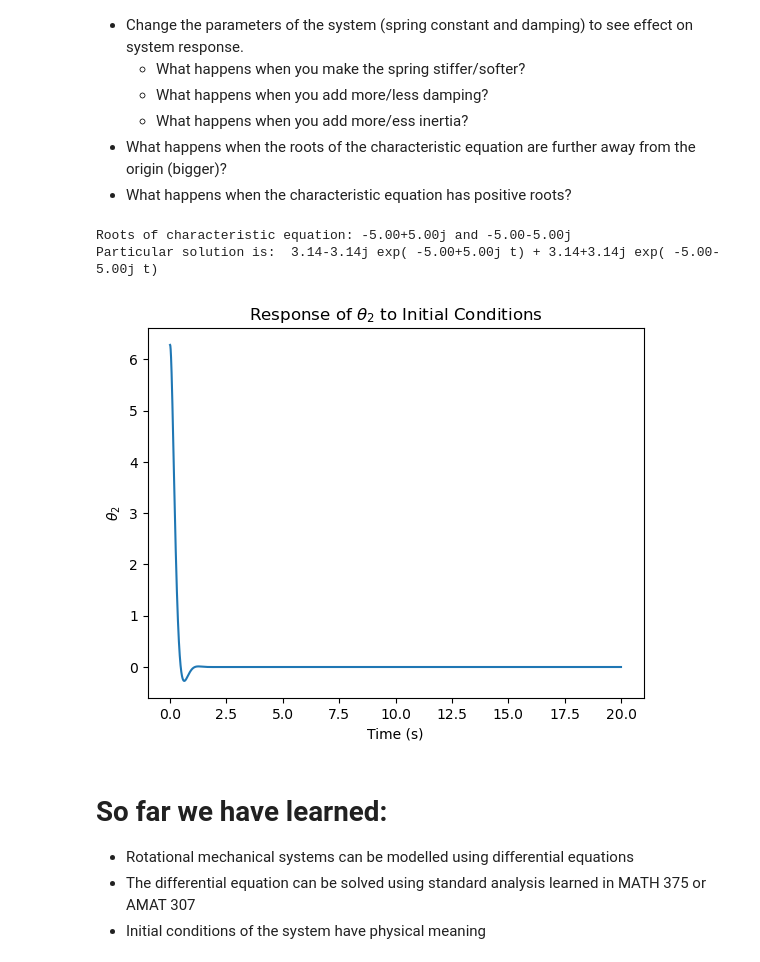
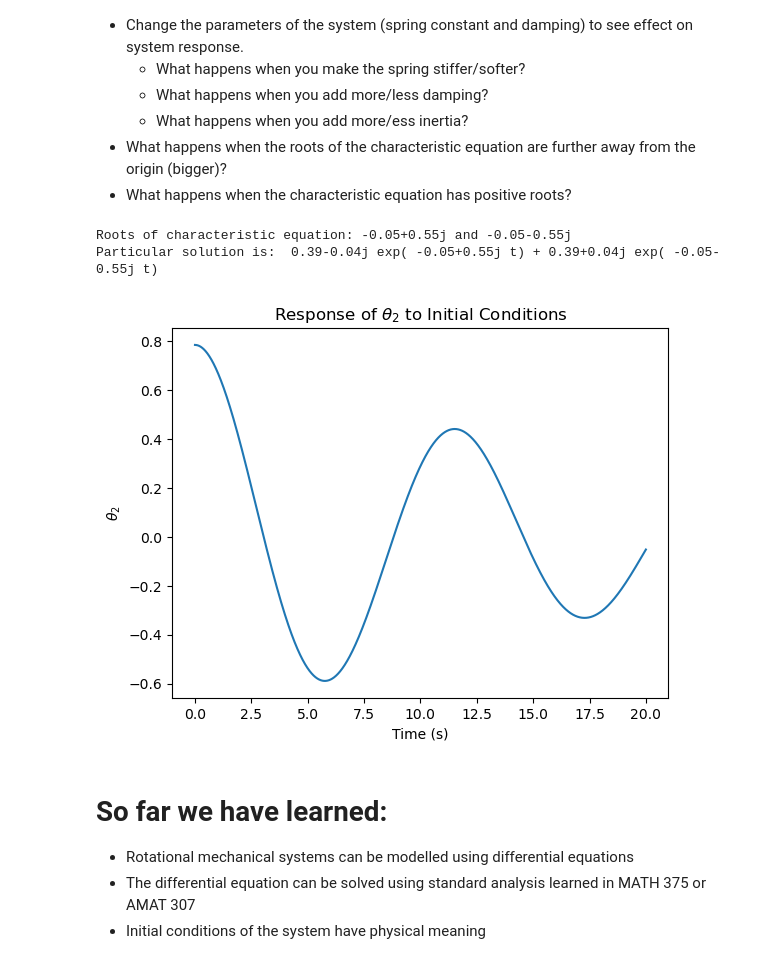
Before and after one commit to someone735/ENEL441Unit1, a Jupyter notebook: Unit 1 - Modelling and Simulation in Time Domain.ipynb, the cells around one changed output. Cells and saved outputs as stored; diff of their text form; code cells hidden in the pictures.

```diff
--- a/Unit 1 - Modelling and Simulation in Time Domain.ipynb
+++ b/Unit 1 - Modelling and Simulation in Time Domain.ipynb
@@ -270,45 +287,45 @@ import matplotlib.pyplot as plt
 import math
 # %%
 # specify parameters
-b = 10
-J = 1
-k = 50
+b = 1
+J = 10
+k = 3
 
 #specify initial conditions
-theta2_0 = 2*math.pi
+theta2_0 = np.pi/4
 dtheta2_0 = 0
 
 # find roots of characteristic equation
 characteristic_equation = np.array([J, b, k])
 r = np.roots(characteristic_equation)
 
 print('Roots of characteristic equation: ', '{:.2f}'.format(r[0]), ' and ', '{:.2f}'.format(r[1]), sep='')
 
 #find coeficients of general solution using initial conditions
 initial_conditions = np.array([theta2_0, dtheta2_0])
 A = np.array([[1, 1], [r[0], r[1]]])
 coefficients = np.linalg.inv(A) @ initial_conditions  #note @ means matrix multiply in python
 
 print('Particular solution is: ', '{:.2f}'.format(coefficients[0]), 'exp(', '{:.2f}'.format(r[0]), 't) +', '{:.2f}'.format(coefficients[1]), 'exp(', '{:.2f}'.format(r[1]), 't)')
 
 # plot the solution
 N = 10000   #number of points
 Tf = 20     #time in seconds of simulation
 
 # generate the data
 t = np.linspace(0,Tf,N)
 theta_2 = coefficients[0]*np.exp(r[0]*t) + coefficients[1]*np.exp(r[1]*t)
 fig, ax = plt.subplots(1,1)
 ax.plot(t,theta_2.real)
 ax.set_title(r'Response of $\theta_2$ to Initial Conditions')
 ax.set_xlabel('Time (s)')
 ax.set_ylabel(r'$\theta_2$')
 
 plt.show()
 # %% [output]
-Roots of characteristic equation: -5.00+5.00j and -5.00-5.00j
-Particular solution is:  3.14-3.14j exp( -5.00+5.00j t) + 3.14+3.14j exp( -5.00-5.00j t)
+Roots of characteristic equation: -0.05+0.55j and -0.05-0.55j
+Particular solution is:  0.39-0.04j exp( -0.05+0.55j t) + 0.39+0.04j exp( -0.05-0.55j t)
-[figure, old version]
+[figure, new version]
 # %% [markdown]
 # So far we have learned:
 - Rotational mechanical systems can be modelled using differential equations
```
Also changed, not shown: parts of 3 cells of this notebook, 2 other files.
